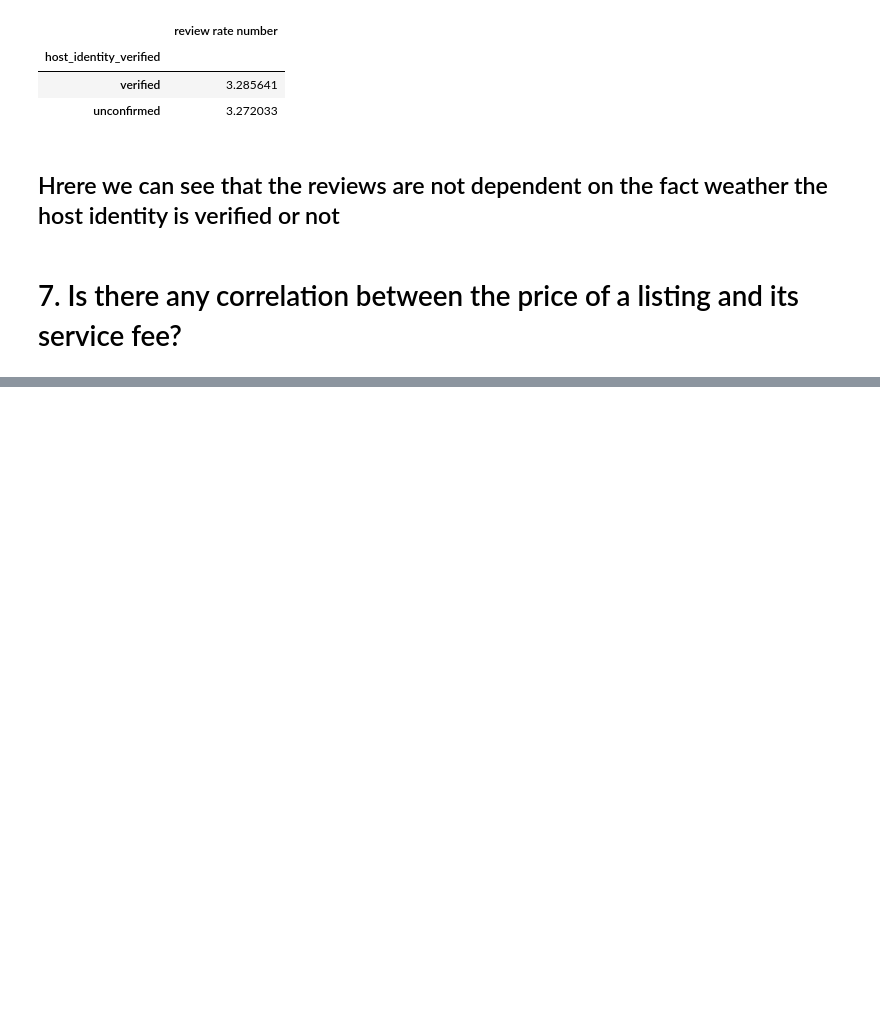
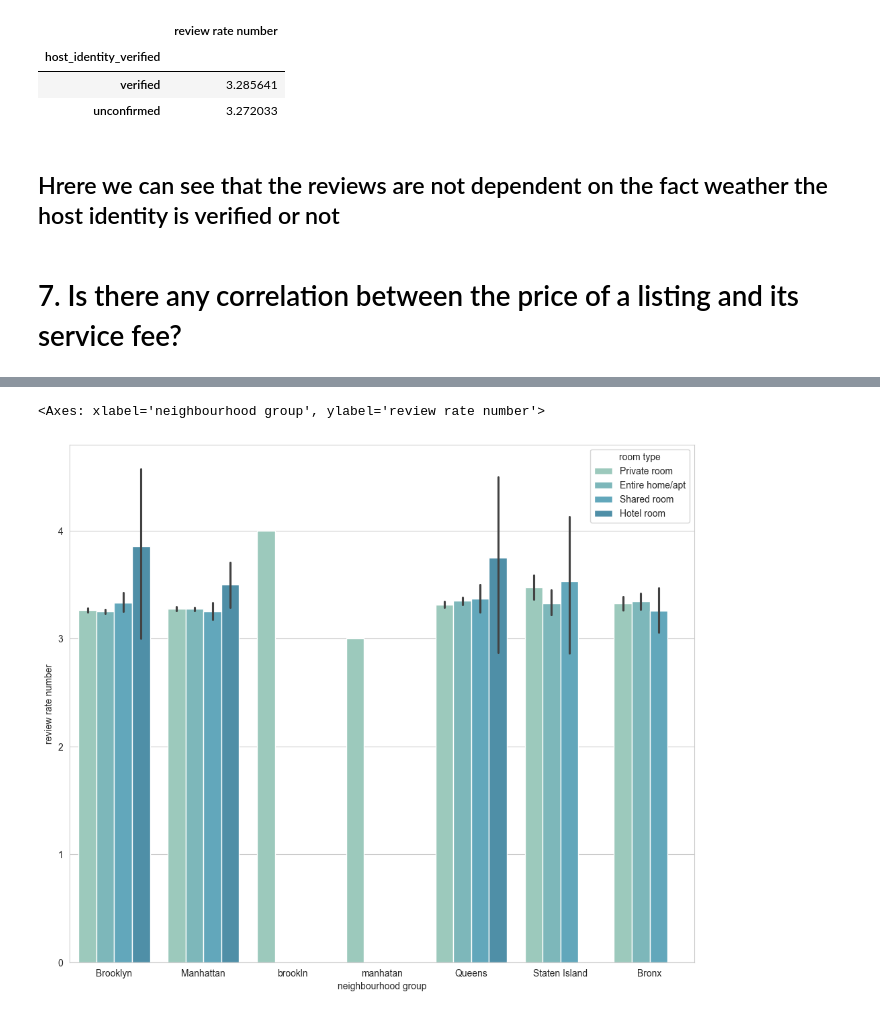
Before and after one commit to abhi-ram-M/VOIS_AICTE_Oct2025_Abhiram-Manepalli, a Jupyter notebook: Airbnb Hotel booking Analysis.ipynb, the cells around one changed output, grey strips where cells are left out. Saved outputs shown, nothing was run; the diff lists cells and outputs as text; code cells hidden in the pictures; blank space fills up the shorter version.

```diff
--- a/Airbnb Hotel booking Analysis.ipynb
+++ b/Airbnb Hotel booking Analysis.ipynb
@@ -302,0 +338,6 @@ review
+# %%
+plt.figure(figsize = (12,10))
+sns.barplot(data = df, x = 'neighbourhood group', y='review rate number',hue = 'room type')
+# %% [output]
+<Axes: xlabel='neighbourhood group', ylabel='review rate number'>
+[figure, added]
```
Also changed, not shown: parts of 7 cells of this notebook.
